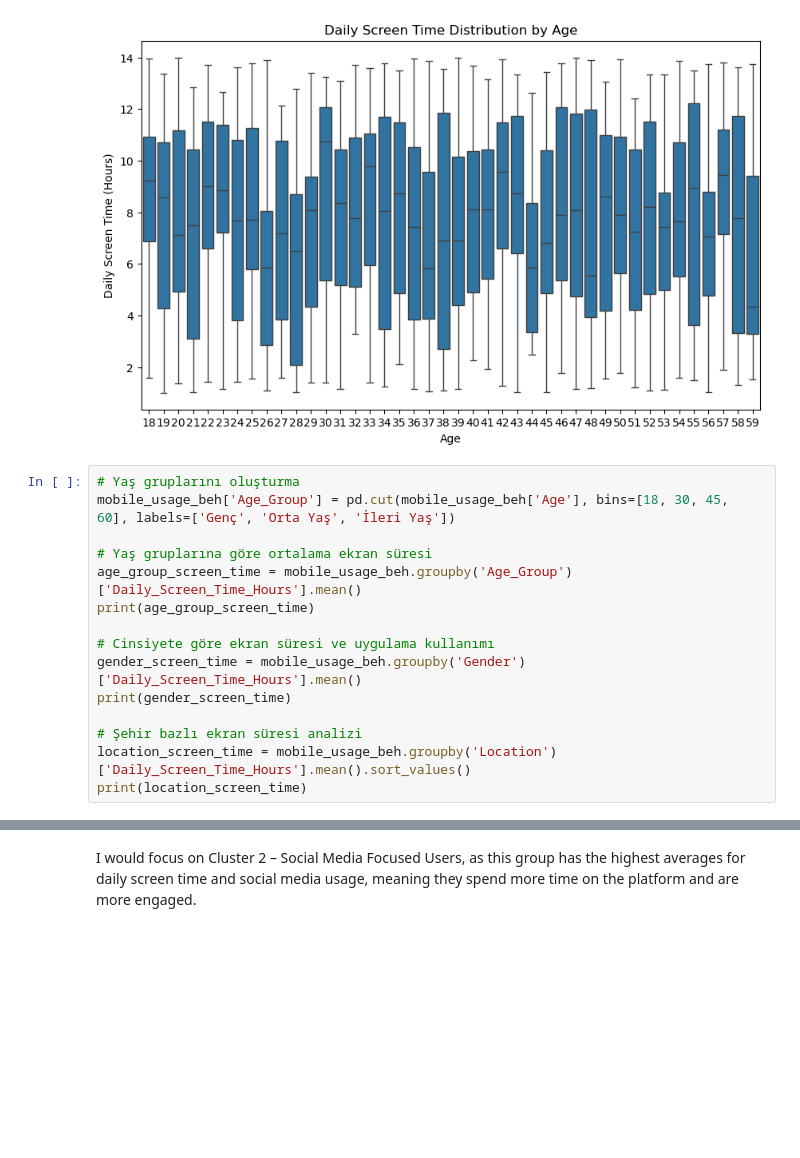
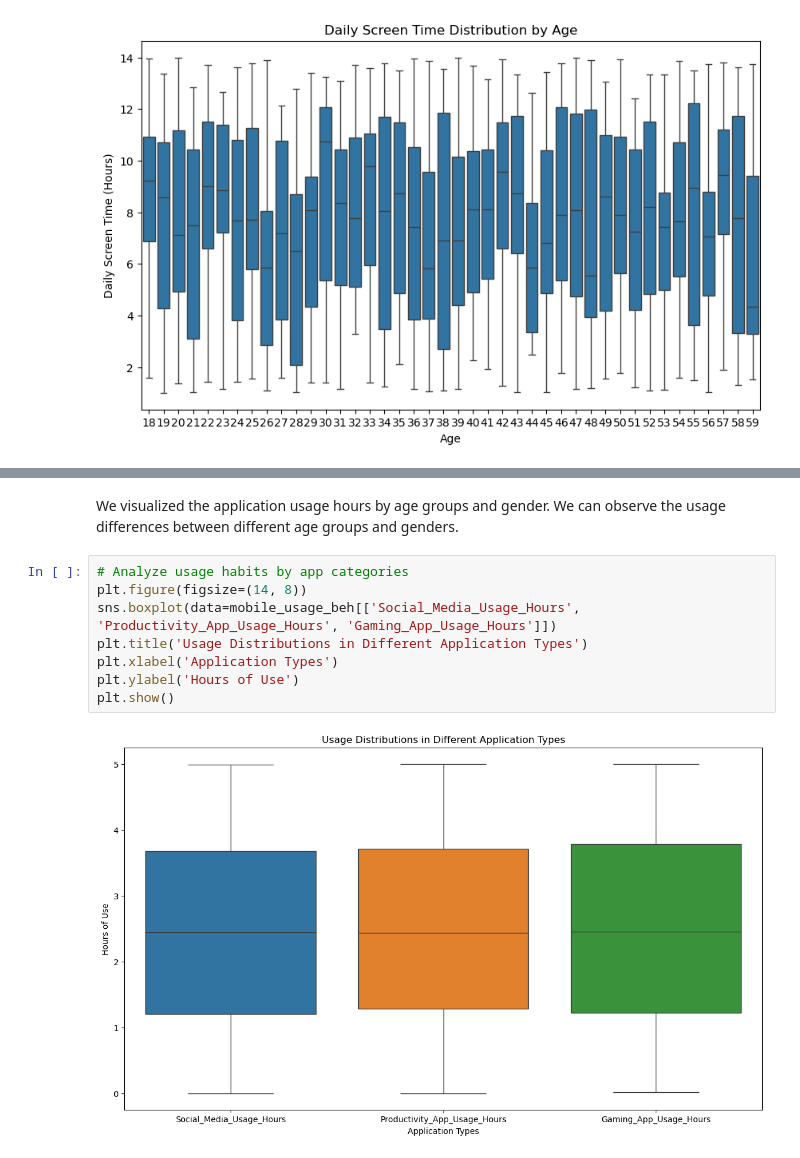
Before and after one commit to ElifSurucu/Understanding-Mobile-Usage-Trends, a Jupyter notebook: notebook.ipynb, the cells around one changed output, grey strips where cells are left out. Drawn from its saved outputs; the diff is of its cells as text; blank space fills up the shorter version.

Commit message:
dataset analyz

```diff
--- a/notebook.ipynb
+++ b/notebook.ipynb
@@ -115,18 +125,3 @@ plt.ylabel("Daily Screen Time (Hours)")
 plt.show()
 # %% [output]
 [figure]
-# %%
-# Yaş gruplarını oluşturma
-mobile_usage_beh['Age_Group'] = pd.cut(mobile_usage_beh['Age'], bins=[18, 30, 45, 60], labels=['Genç', 'Orta Yaş', 'İleri Yaş'])
-
-# Yaş gruplarına göre ortalama ekran süresi
-age_group_screen_time = mobile_usage_beh.groupby('Age_Group')['Daily_Screen_Time_Hours'].mean()
-print(age_group_screen_time)
-
-# Cinsiyete göre ekran süresi ve uygulama kullanımı
-gender_screen_time = mobile_usage_beh.groupby('Gender')['Daily_Screen_Time_Hours'].mean()
-print(gender_screen_time)
-
-# Şehir bazlı ekran süresi analizi
-location_screen_time = mobile_usage_beh.groupby('Location')['Daily_Screen_Time_Hours'].mean().sort_values()
-print(location_screen_time)
@@ -238,2 +141,12 @@ The `ci` parameter is deprecated. Use `errorbar=None` for the same effect.
-# %% [markdown]
-I would focus on Cluster 2 – Social Media Focused Users, as this group has the highest averages for daily screen time and social media usage, meaning they spend more time on the platform and are more engaged.
+# %% [markdown]
+We visualized the application usage hours by age groups and gender. We can observe the usage differences between different age groups and genders.
+# %%
+# Analyze usage habits by app categories
+plt.figure(figsize=(14, 8))
+sns.boxplot(data=mobile_usage_beh[['Social_Media_Usage_Hours', 'Productivity_App_Usage_Hours', 'Gaming_App_Usage_Hours']])
+plt.title('Usage Distributions in Different Application Types')
+plt.xlabel('Application Types')
+plt.ylabel('Hours of Use')
+plt.show()
+# %% [output]
+[figure, added]
```
Also changed, not shown: parts of 33 cells of this notebook.
